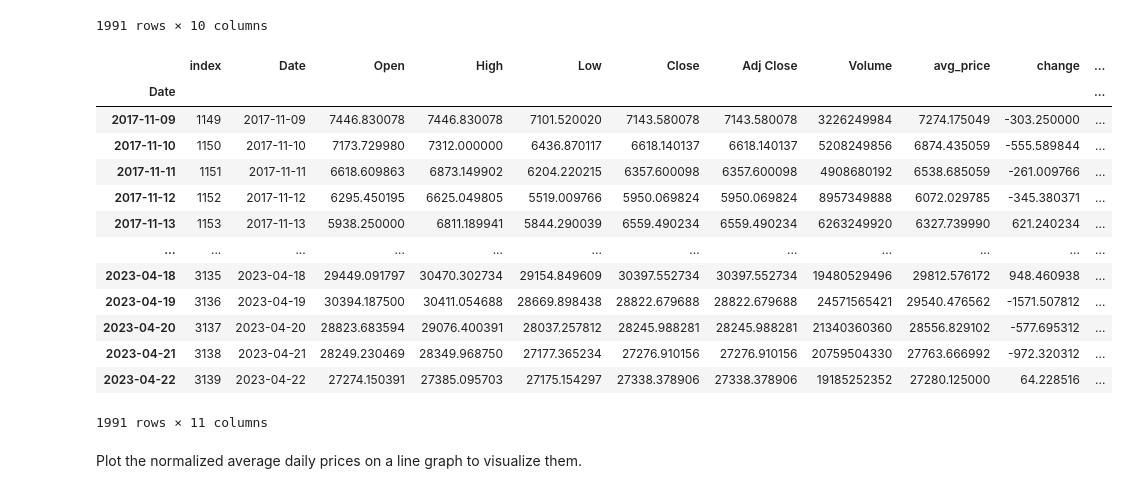
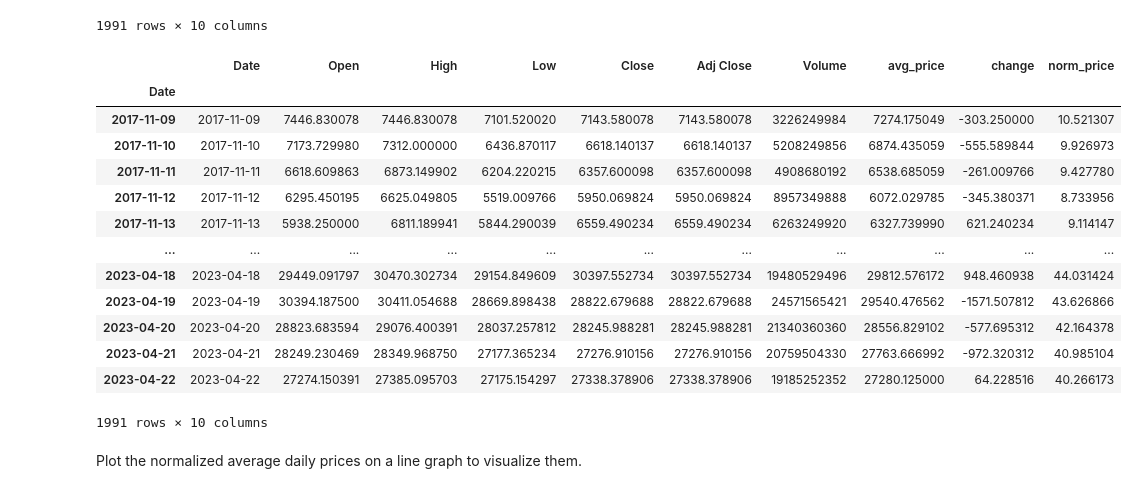
Before and after one commit to mwaterman09/Data_Analysis, a Jupyter notebook: BNB_BTC_analysis.ipynb, the cells around one changed output. Drawn from its saved outputs; the diff is of its cells as text; code cells hidden in the pictures.

```diff
--- a/BNB_BTC_analysis.ipynb
+++ b/BNB_BTC_analysis.ipynb
@@ -212,24 +200,24 @@ BTC
 1991 rows × 10 columns
 # %%
 # reset the index to count from 0 and replace default index with date
-BTC.reset_index(inplace=True)
+# BTC.reset_index(inplace=True)
 BTC.index = BTC['Date']
 BTC
 # %% [output]
-|  | index | Date | Open | High | Low | Close | Adj Close | Volume | avg_price | change | ... |
-| Date |  |  |  |  |  |  |  |  |  |  | ... |
-| 2017-11-09 | 1149 | 2017-11-09 | 7446.830078 | 7446.830078 | 7101.520020 | 7143.580078 | 7143.580078 | 3226249984 | 7274.175049 | -303.250000 | ... |
-| 2017-11-10 | 1150 | 2017-11-10 | 7173.729980 | 7312.000000 | 6436.870117 | 6618.140137 | 6618.140137 | 5208249856 | 6874.435059 | -555.589844 | ... |
-| 2017-11-11 | 1151 | 2017-11-11 | 6618.609863 | 6873.149902 | 6204.220215 | 6357.600098 | 6357.600098 | 4908680192 | 6538.685059 | -261.009766 | ... |
-| 2017-11-12 | 1152 | 2017-11-12 | 6295.450195 | 6625.049805 | 5519.009766 | 5950.069824 | 5950.069824 | 8957349888 | 6072.029785 | -345.380371 | ... |
-| 2017-11-13 | 1153 | 2017-11-13 | 5938.250000 | 6811.189941 | 5844.290039 | 6559.490234 | 6559.490234 | 6263249920 | 6327.739990 | 621.240234 | ... |
-| ... | ... | ... | ... | ... | ... | ... | ... | ... | ... | ... | ... |
-| 2023-04-18 | 3135 | 2023-04-18 | 29449.091797 | 30470.302734 | 29154.849609 | 30397.552734 | 30397.552734 | 19480529496 | 29812.576172 | 948.460938 | ... |
-| 2023-04-19 | 3136 | 2023-04-19 | 30394.187500 | 30411.054688 | 28669.898438 | 28822.679688 | 28822.679688 | 24571565421 | 29540.476562 | -1571.507812 | ... |
-| 2023-04-20 | 3137 | 2023-04-20 | 28823.683594 | 29076.400391 | 28037.257812 | 28245.988281 | 28245.988281 | 21340360360 | 28556.829102 | -577.695312 | ... |
-| 2023-04-21 | 3138 | 2023-04-21 | 28249.230469 | 28349.968750 | 27177.365234 | 27276.910156 | 27276.910156 | 20759504330 | 27763.666992 | -972.320312 | ... |
-| 2023-04-22 | 3139 | 2023-04-22 | 27274.150391 | 27385.095703 | 27175.154297 | 27338.378906 | 27338.378906 | 19185252352 | 27280.125000 | 64.228516 | ... |
+|  | Date | Open | High | Low | Close | Adj Close | Volume | avg_price | change | norm_price |
+| Date |  |  |  |  |  |  |  |  |  |  |
+| 2017-11-09 | 2017-11-09 | 7446.830078 | 7446.830078 | 7101.520020 | 7143.580078 | 7143.580078 | 3226249984 | 7274.175049 | -303.250000 | 10.521307 |
+| 2017-11-10 | 2017-11-10 | 7173.729980 | 7312.000000 | 6436.870117 | 6618.140137 | 6618.140137 | 5208249856 | 6874.435059 | -555.589844 | 9.926973 |
+| 2017-11-11 | 2017-11-11 | 6618.609863 | 6873.149902 | 6204.220215 | 6357.600098 | 6357.600098 | 4908680192 | 6538.685059 | -261.009766 | 9.427780 |
+| 2017-11-12 | 2017-11-12 | 6295.450195 | 6625.049805 | 5519.009766 | 5950.069824 | 5950.069824 | 8957349888 | 6072.029785 | -345.380371 | 8.733956 |
+| 2017-11-13 | 2017-11-13 | 5938.250000 | 6811.189941 | 5844.290039 | 6559.490234 | 6559.490234 | 6263249920 | 6327.739990 | 621.240234 | 9.114147 |
+| ... | ... | ... | ... | ... | ... | ... | ... | ... | ... | ... |
+| 2023-04-18 | 2023-04-18 | 29449.091797 | 30470.302734 | 29154.849609 | 30397.552734 | 30397.552734 | 19480529496 | 29812.576172 | 948.460938 | 44.031424 |
+| 2023-04-19 | 2023-04-19 | 30394.187500 | 30411.054688 | 28669.898438 | 28822.679688 | 28822.679688 | 24571565421 | 29540.476562 | -1571.507812 | 43.626866 |
+| 2023-04-20 | 2023-04-20 | 28823.683594 | 29076.400391 | 28037.257812 | 28245.988281 | 28245.988281 | 21340360360 | 28556.829102 | -577.695312 | 42.164378 |
+| 2023-04-21 | 2023-04-21 | 28249.230469 | 28349.968750 | 27177.365234 | 27276.910156 | 27276.910156 | 20759504330 | 27763.666992 | -972.320312 | 40.985104 |
+| 2023-04-22 | 2023-04-22 | 27274.150391 | 27385.095703 | 27175.154297 | 27338.378906 | 27338.378906 | 19185252352 | 27280.125000 | 64.228516 | 40.266173 |
-1991 rows × 11 columns
+1991 rows × 10 columns
 # %% [markdown]
 Plot the normalized average daily prices on a line graph to visualize them.
 # %%
```
Also changed, not shown: parts of 68 cells of this notebook.
